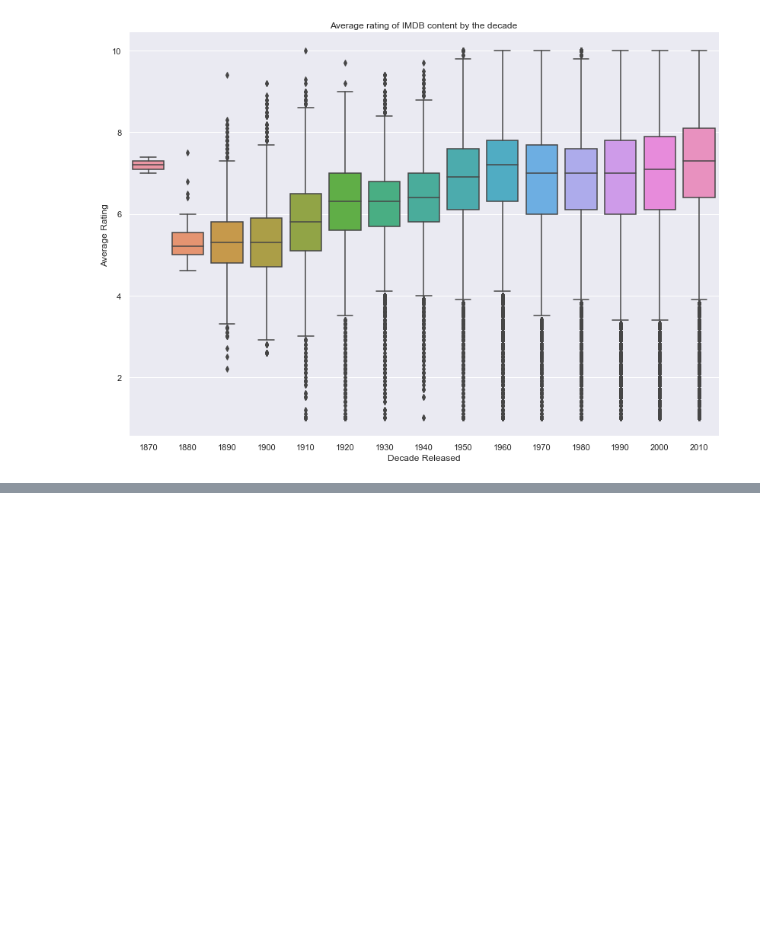
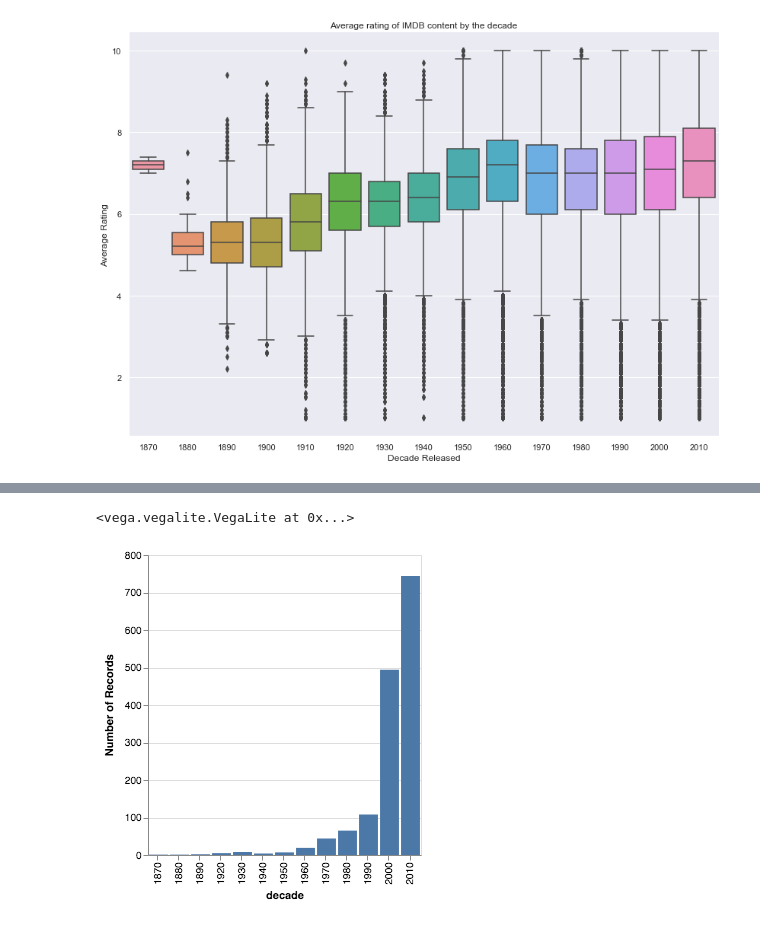
Before and after one commit to sarthakbatragatech/MovieViz, a Jupyter notebook: master.ipynb, the cells around one changed output, grey strips where cells are left out. Cells and saved outputs as stored; diff of their text form; code cells hidden in the pictures; blank space fills up the shorter version.

```diff
--- a/master.ipynb
+++ b/master.ipynb
@@ -102,0 +115,12 @@ plt.show('g')
+# %%
+top_documentaries = documentaries[documentaries['numVotes'] > 1000]
+# %%
+top_documentaries = top_documentaries[top_documentaries['averageRating'] > 7.0]
+# %%
+alt.Chart(top_documentaries).mark_bar().encode(
+    alt.X('decade:O'),
+    alt.Y('count():Q')
+)
+# %% [output]
+<vega.vegalite.VegaLite at 0x...>
+[figure, added]
```
Also changed, not shown: parts of 14 cells of this notebook, 1 other file.
